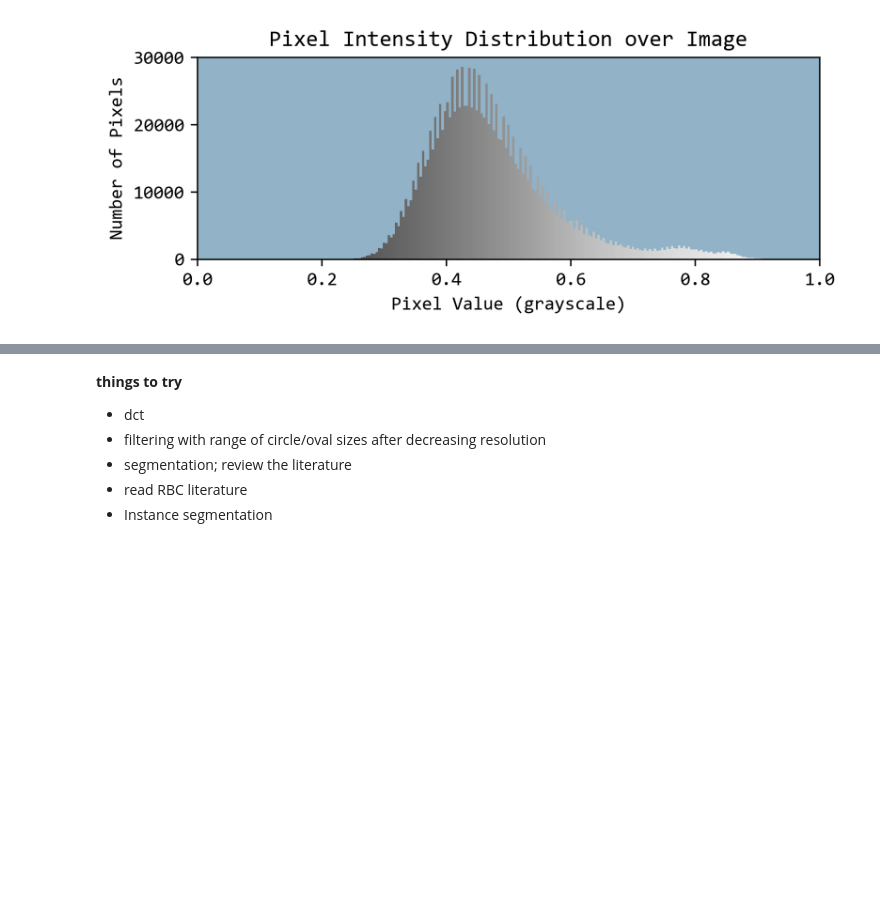
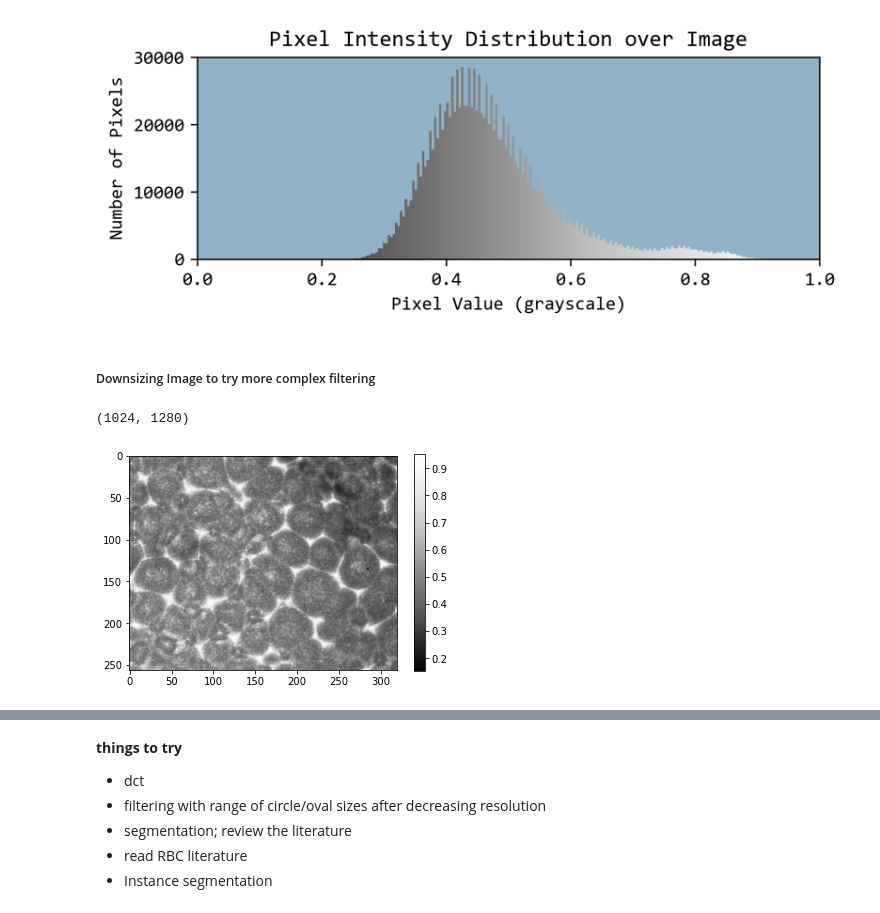
Before and after one commit to johnmays/convection-cell-research, a Jupyter notebook: image_processing/early_analysis.ipynb, the cells around one changed output, grey strips where cells are left out. Drawn from its saved outputs; the diff is of its cells as text; code cells hidden in the pictures; blank space fills up the shorter version.

```diff
--- a/image_processing/early_analysis.ipynb
+++ b/image_processing/early_analysis.ipynb
@@ -97,3 +105,17 @@ plt.imshow(ridge_image_5, cmap='Greys_r');
 plotintensitydistribution(normalize(ridge_image_5))
 # %% [output]
 [figure]
+# %% [markdown]
+##### Downsizing Image to try more complex filtering
+# %%
+image.shape
+# %% [output]
+(1024, 1280)
+# %%
+half_size_image = cv2.resize(image, (int(width/2), int(height/2)), cv2.INTER_AREA)
+quarter_size_image = cv2.resize(image, (int(width/4), int(height/4)), cv2.INTER_AREA)
+# %%
+plt.imshow(quarter_size_image, cmap='Greys_r')
+plt.colorbar();
+# %% [output]
+[figure, added]
```
Also changed, not shown: parts of 14 cells of this notebook.
